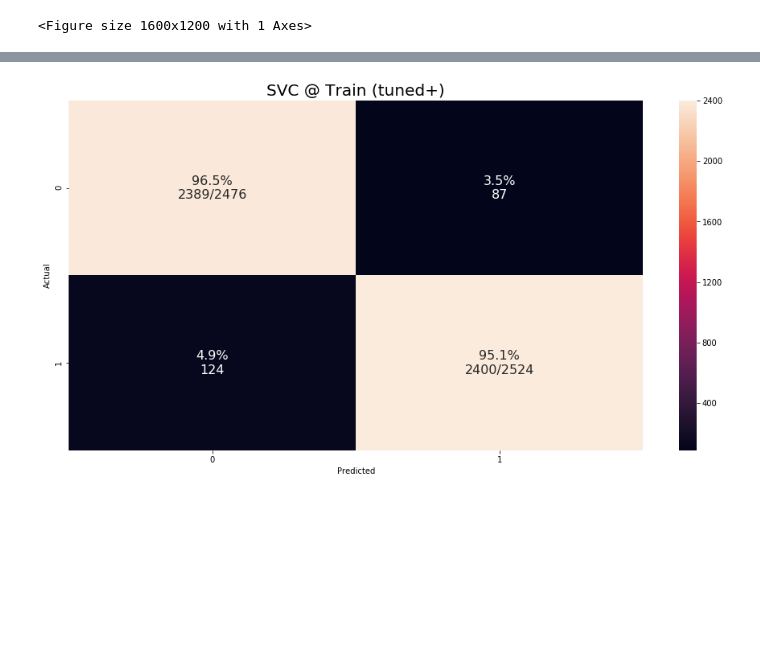
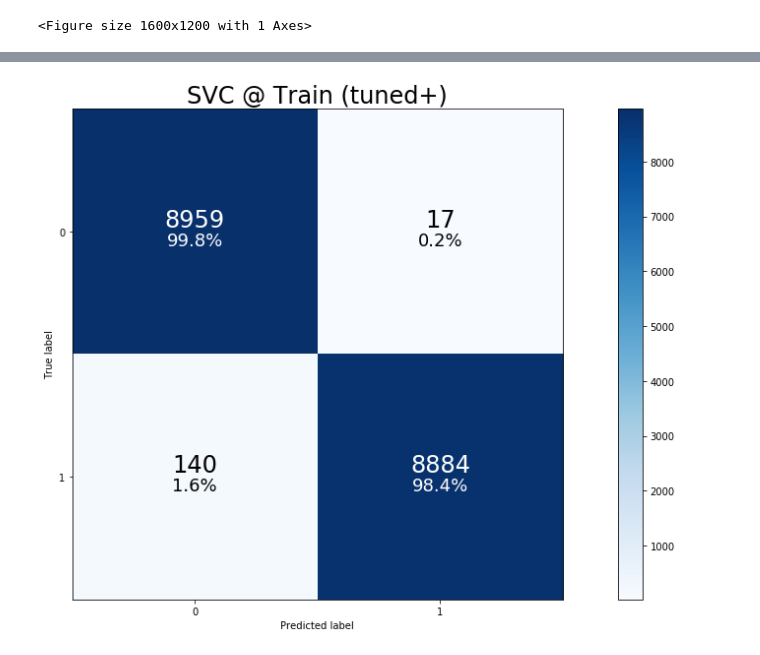
Before and after one commit to vaetern/match-sets, a Jupyter notebook: match.ipynb, the cells around one changed output, grey strips where cells are left out. Cells and saved outputs as stored; diff of their text form; code cells hidden in the pictures; blank space fills up the shorter version.

```diff
--- a/match.ipynb
+++ b/match.ipynb
@@ -693,5 +740,11 @@ cm_analysis(y_test.astype('int'), y_test_pred, forest_clf.classes_, title="RFC @
 # %%
 from sklearn.svm import SVC
-svm_clf = SVC(kernel="linear", C=100, probability=True, random_state=42)
+svm_clf = SVC(kernel="rbf",
+              gamma=0.25,
+              max_iter = -1,
+              C=20,
+              probability=True,
+              random_state=42
+             )
 svm_clf.fit(X_train, y_train.values.ravel())
 # %% [output]
@@ -745,7 +803,11 @@ cm_analysis(y_train.astype('int'), y_train_pred, svm_clf.classes_, title="SVC @
 # %%
-param_grid = {'C':[10, 100, 200, 500, 1000],'gamma':[0.1,1,3,7], 'kernel':['linear','rbf']}
+!!!Dont restart, takes much time
+
+#param_grid = {'C':[5, 10, 20],'gamma':[0.25,1,3], 'kernel':['rbf']}
+param_grid = {'C':[20,25,30],'gamma':[3,4,5], 'kernel':['rbf']}
 clf = SVC(random_state=42)
 
-grid_search = GridSearchCV(clf, param_grid, cv=5, verbose=3, n_jobs=8, scoring="roc_auc")
+
+grid_search = GridSearchCV(clf, param_grid, cv=5, verbose=4, n_jobs=8, scoring="roc_auc")
 grid_search.fit(X_train, y_train.values.ravel())
 # %% [output]
@@ -757,9 +835,10 @@ grid_search.best_score_
 # %%
-svm_clf = SVC(kernel="rbf", C=1000, gamma=8, probability=True)
+svm_clf = SVC(kernel="rbf", C=20, gamma=3, probability=True)
+svm_clf = SVC(kernel="rbf", C=25, gamma=5, probability=True)
 
 svm_clf.fit(X_train, y_train.values.ravel())
 
 y_train_pred = svm_clf.predict(X_train).astype('int')
 
-cm_analysis(y_train.astype('int'), y_train_pred, svm_clf.classes_, title="SVC @ Train (tuned)")
+plot_confusion_matrix(y_train.astype('int'), y_train_pred, svm_clf.classes_, title="SVC @ Train (tuned)")
 # %% [output]
@@ -771,10 +850,10 @@ from sklearn.metrics import make_scorer, roc_auc_score
 
 mdl = SVC(probability = True, random_state = 42, kernel="rbf")
 
-rand_list = {"C": stats.uniform(600, 1200),
-             "gamma": stats.uniform(2, 10)}
+rand_list = {"C": stats.uniform(35, 20),
+             "gamma": stats.uniform(5, 10)}
 
 rand_search = RandomizedSearchCV(mdl, param_distributions = rand_list, n_iter = 20,
-                                 n_jobs = 8, verbose=6, cv = 3, random_state = 42, scoring = 'roc_auc')
+                                 n_jobs = 8, verbose=6, cv = 3, random_state = 42, scoring = 'precision')
 
 rand_search.fit(X_train, y_train.values.ravel())
@@ -785,13 +882,13 @@ rand_search.best_score_
 # %%
-svm_clf = SVC(kernel="rbf", C=1310.89, gamma=0.0464, random_state=42, probability=True)
+svm_clf = SVC(kernel="rbf", C=46.84, gamma=5.464, random_state=42, probability=True)
 
 svm_clf.fit(X_train, y_train.values.ravel())
 
 y_train_pred = svm_clf.predict(X_train).astype('int')
 
-cm_analysis(y_train.astype('int'), y_train_pred, svm_clf.classes_, title="SVC @ Train (tuned+)")
+plot_confusion_matrix(y_train.astype('int'), y_train_pred, svm_clf.classes_, title="SVC @ Train (tuned+)")
 # %% [output]
-[figure, old version]
+[figure, new version]
 # %%
 y_test_pred = svm_clf.predict(X_test).astype('int')
 
```
Also changed, not shown: parts of 96 cells of this notebook, 6 other files.
